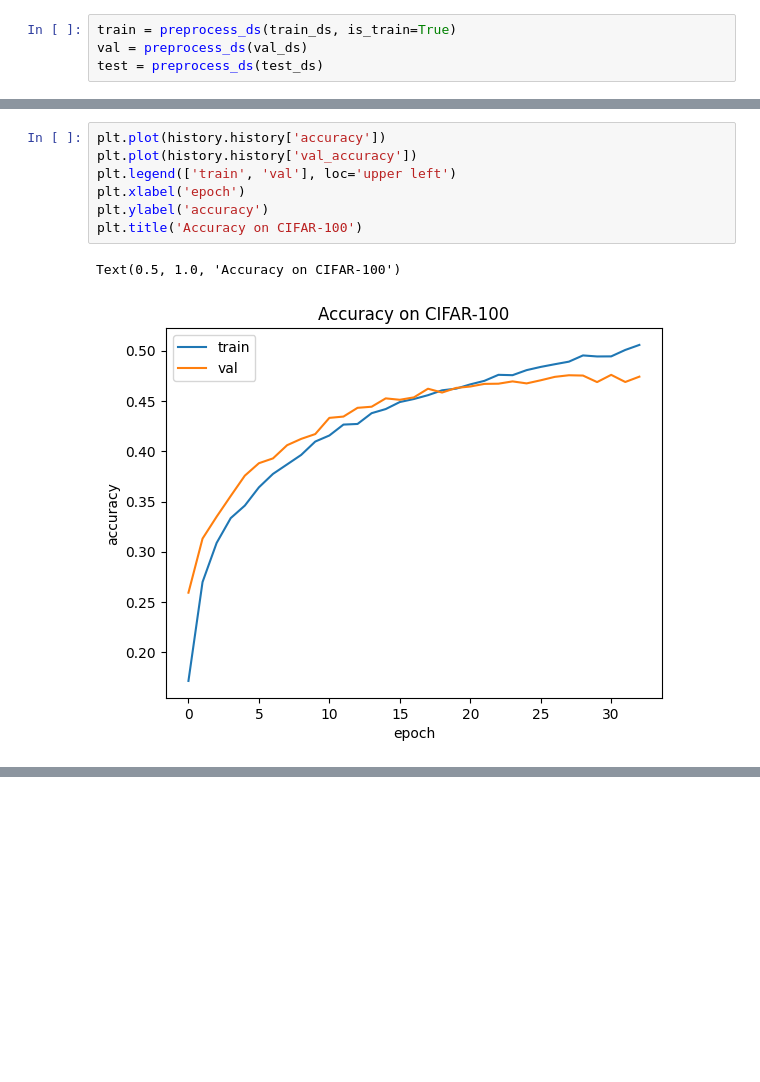
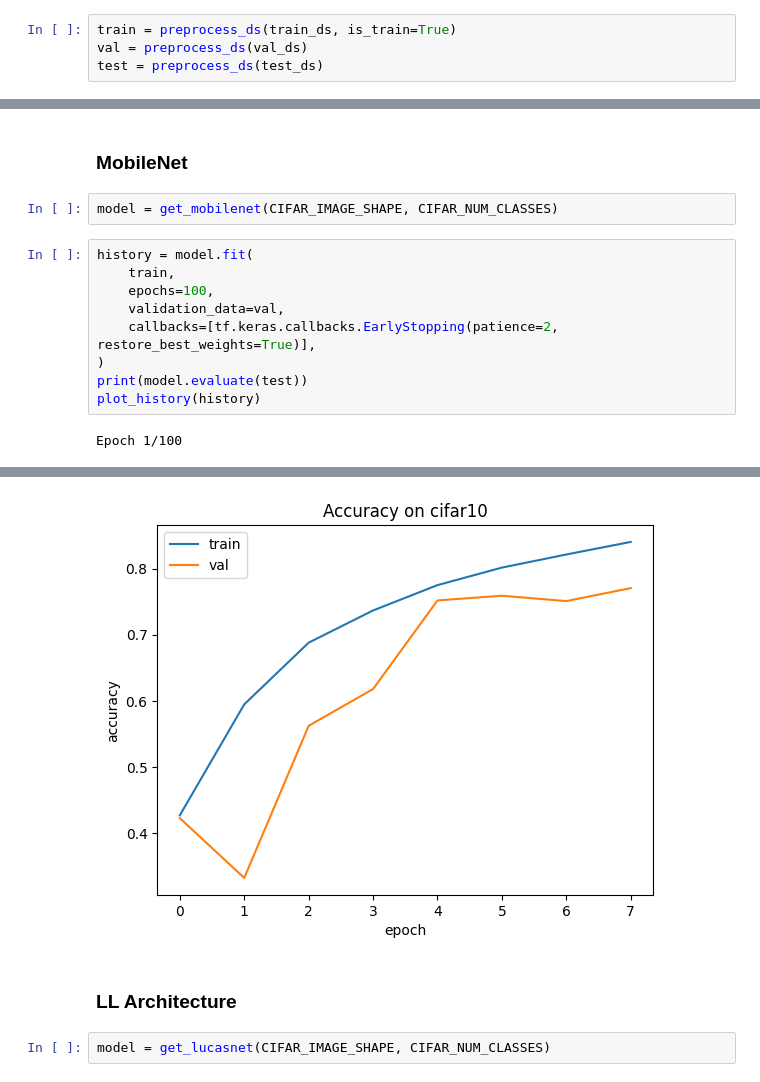
Before and after one commit to luckyos-code/flidp, a Jupyter notebook: src/notebooks/cifar_local.ipynb, the cells around one changed output, grey strips where cells are left out. Saved outputs shown, nothing was run; the diff lists cells and outputs as text; blank space fills up the shorter version.

```diff
--- a/src/notebooks/cifar_local.ipynb
+++ b/src/notebooks/cifar_local.ipynb
@@ -154,10 +124,15 @@ model.evaluate(test)
-# %%
-plt.plot(history.history['accuracy'])
-plt.plot(history.history['val_accuracy'])
-plt.legend(['train', 'val'], loc='upper left')
-plt.xlabel('epoch')
-plt.ylabel('accuracy')
-plt.title('Accuracy on CIFAR-100')
-# %% [output]
-Text(0.5, 1.0, 'Accuracy on CIFAR-100')
-[figure, removed]
+# %% [markdown]
+### MobileNet
+# %%
+model = get_mobilenet(CIFAR_IMAGE_SHAPE, CIFAR_NUM_CLASSES)
+# %%
+history = model.fit(
+    train,
+    epochs=100,
+    validation_data=val,
+    callbacks=[tf.keras.callbacks.EarlyStopping(patience=2, restore_best_weights=True)],
+)
+print(model.evaluate(test))
+plot_history(history)
+# %% [output]
+Epoch 1/100
@@ -163,0 +159,5 @@ Text(0.5, 1.0, 'Accuracy on CIFAR-100')
+[figure, added]
+# %% [markdown]
+### LL Architecture
+# %%
+model = get_lucasnet(CIFAR_IMAGE_SHAPE, CIFAR_NUM_CLASSES)
```
Also changed, not shown: parts of 23 cells of this notebook, 8 other files.
